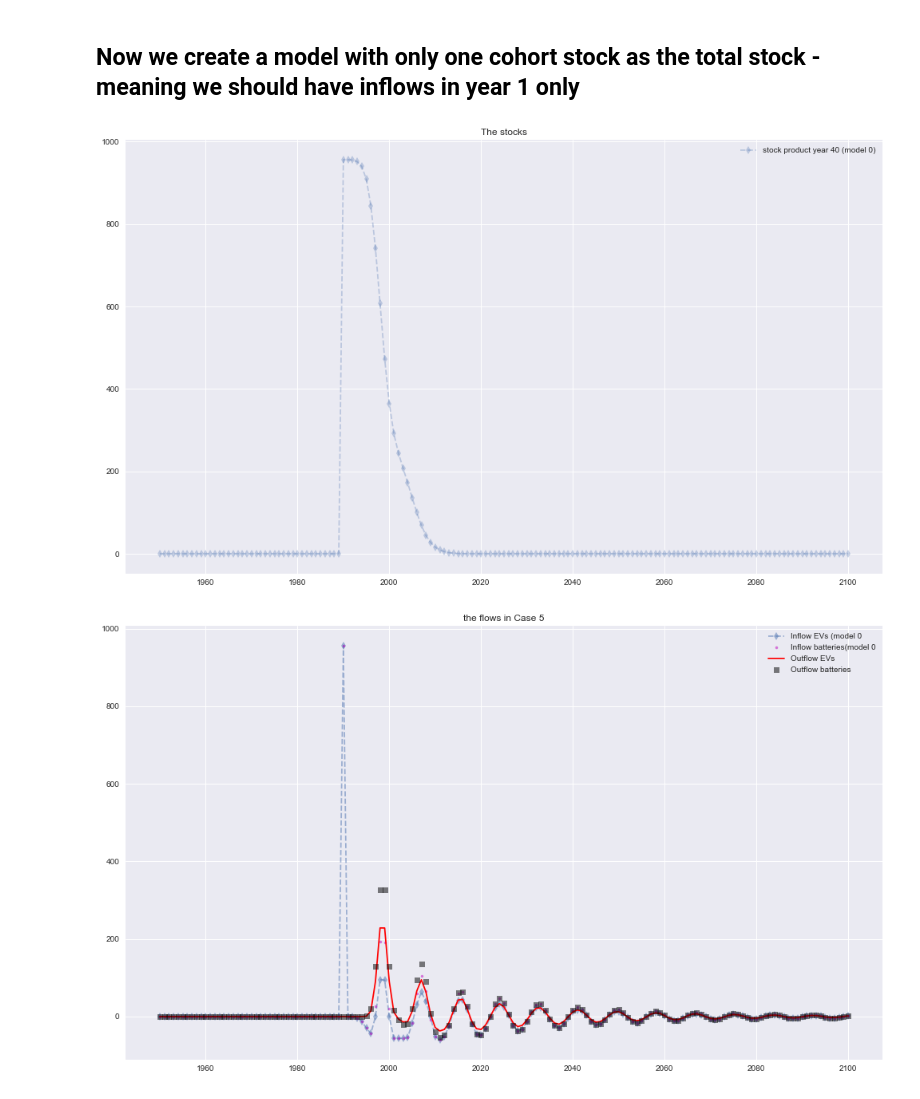
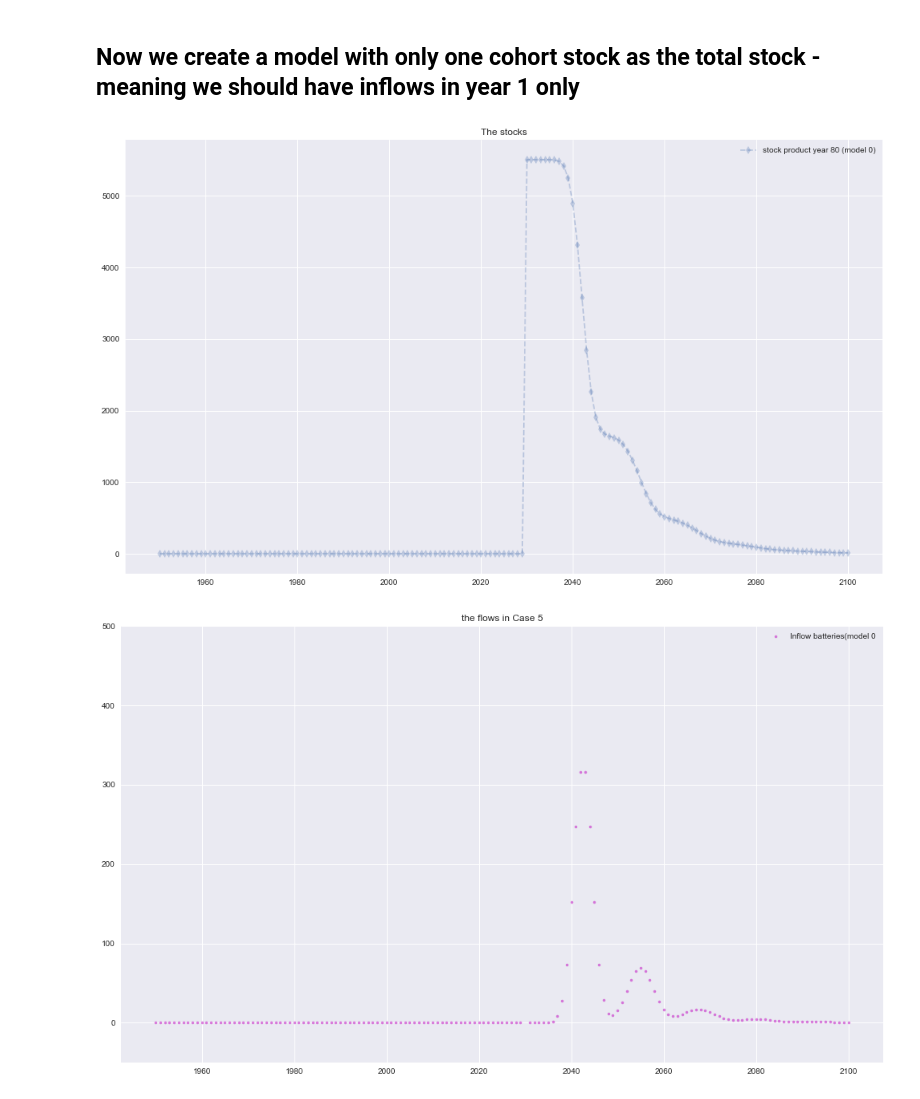
Before and after one commit to nilsdi/product_component_model, a Jupyter notebook: cases_visualizations.ipynb, the cells around one changed output. Saved outputs shown, nothing was run; the diff lists cells and outputs as text; code cells hidden in the pictures.

```diff
--- a/cases_visualizations.ipynb
+++ b/cases_visualizations.ipynb
@@ -32,8 +32,8 @@ years = len(time)
 # %%
 fig, axs = plt.subplots(4, 3, figsize=(20,20), sharey=True)
 Model = pcm.ProductComponentModel(t=time, s_pr=stock_cars,
-                                  lt_cm={'Type': 'Normal', 'Mean':np.array([8]), 'StdDev': np.array([2])},
-                                  lt_pr={'Type': 'Normal', 'Mean':np.array([16]), 'StdDev': np.array([4])},
+                                  lt_cm={'Type': 'Normal', 'Mean':np.array([12]), 'StdDev': np.array([2])},
+                                  lt_pr={'Type': 'Normal', 'Mean':np.array([150]), 'StdDev': np.array([10])},
                                   d=0.04, reuse_coeff=0.3, replacement_coeff=0.3)
 # Case 1
 Model.case_1()
@@ -236,36 +236,37 @@ def create_model_single_inflow(cohort:int):
     for slice_in_time in Model.sc_pr:
         #print(f'this slice looks like this: {slice_in_time}.')
         stock_one_cohort.append(slice_in_time[cohort])
-    return pcm.ProductComponentModel(t=time, s_pr = np.einsum('i,->i', stock_one_cohort, 1000),
-                                    lt_cm={'Type': 'Normal', 'Mean':np.array([8]), 'StdDev': np.array([1])},
-                                    lt_pr={'Type': 'Normal', 'Mean':np.array([36]), 'StdDev': np.array([4])},
+    return pcm.ProductComponentModel(t=time, s_pr = np.einsum('i,->i', stock_one_cohort, 10000),
+                                    lt_cm={'Type': 'Normal', 'Mean':np.array([12]), 'StdDev': np.array([2])},
+                                    lt_pr={'Type': 'Normal', 'Mean':np.array([150]), 'StdDev': np.array([10])},
                                     d=0.04, reuse_coeff=0.3, replacement_coeff=0.3)
 Model1 = create_model_single_inflow(100)
 # %%
 
 fig = plt.figure(figsize = (17,10))
-for index, year in enumerate(range(40,140,100)):
+for index, year in enumerate(range(80,140,100)):
     Model1 = create_model_single_inflow(year)
     Model1.case_5()
     plt.plot(time, Model1.s_pr, 'd--', label= f'stock product year {year} (model {index})', alpha = 0.3)
 plt.title(f'The stocks')
 plt.legend(loc = 'best')
 plt.show()
 
 fig = plt.figure(figsize = (17,10))
-for index, year in enumerate(range(40,140,100)):
+for index, year in enumerate(range(80,140,100)):
     Model1 = create_model_single_inflow(year)
     Model1.case_5()
-    plt.plot(time, Model1.i_pr, 'd--', label=f'Inflow EVs (model {index}', alpha = 0.5)
+    #plt.plot(time, Model1.i_pr, 'd--', label=f'Inflow EVs (model {index}', alpha = 0.5)
     plt.plot(time, Model1.i_cm, 'm.', label=f'Inflow batteries(model {index}', alpha = 0.5)
-    plt.plot(time, Model1.oc_pr.sum(axis=1),'r', label='Outflow EVs')
-    plt.plot(time, Model1.oc_cm.sum(axis=1),'s', color = 'black', alpha = 0.5, label='Outflow batteries')
+    #plt.plot(time, Model1.oc_pr.sum(axis=1),'r', label='Outflow EVs')
+    #plt.plot(time, Model1.oc_cm.sum(axis=1),'s', color = 'black', alpha = 0.5, label='Outflow batteries')
 plt.title('the flows in Case 5')
 plt.legend(loc='best')
+plt.ylim((-50, 500))
 plt.show()
 # %% [output]
-[figure, old version]
+[figure, new version]
-[figure, old version]
+[figure, new version]
 # %%
 Model1.oc_cm.sum(axis=1)
 plt.plot(time, Model1.oc_cm.sum(axis=1))
```
Also changed, not shown: parts of 4 cells of this notebook.
